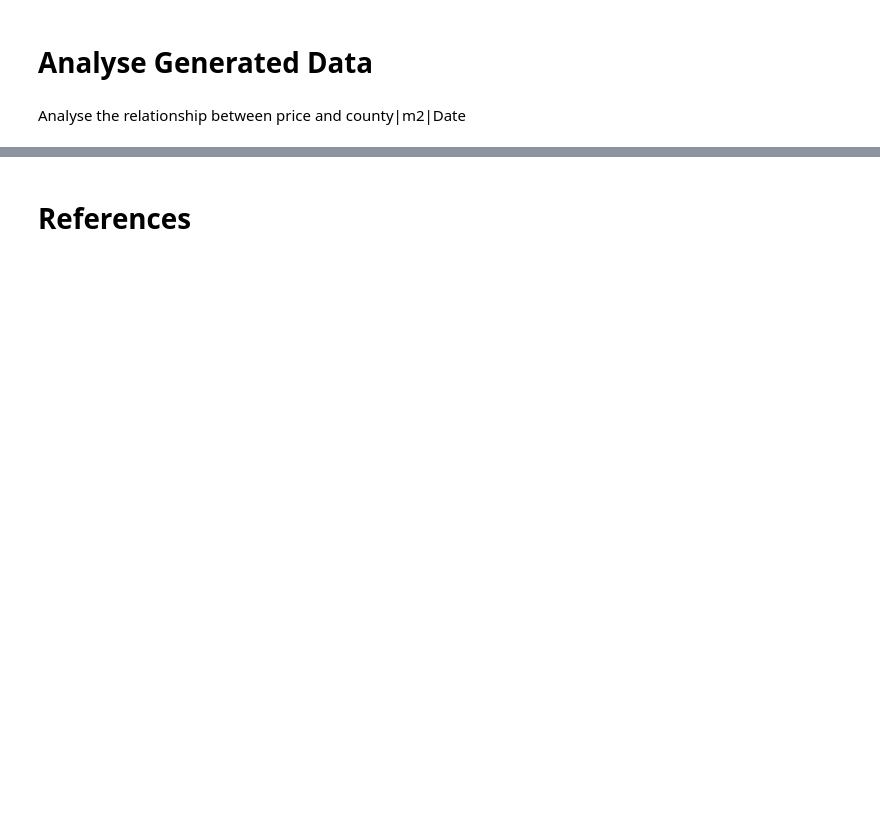
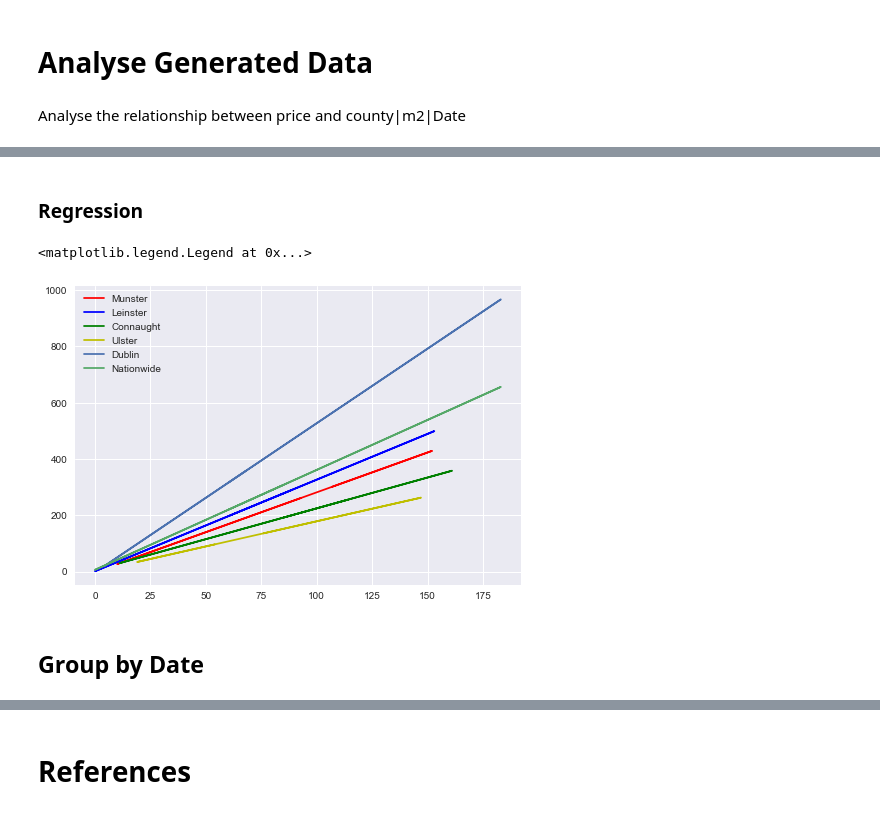
Before and after one commit to cian-gmit-da2020/prog-fun-project, a Jupyter notebook: new-main.ipynb, the cells around one changed output, grey strips where cells are left out. Cells and saved outputs as stored; diff of their text form; code cells hidden in the pictures; blank space fills up the shorter version.

```diff
--- a/new-main.ipynb
+++ b/new-main.ipynb
@@ -297,0 +328,27 @@ Analyse the relationship between price and county|m2|Date
+# %% [markdown]
+### Regression
+# %%
+func1 = np.poly1d(np.polyfit(munsterSample["m_Squared"], munsterSample["Price"], 1))
+
+func2 = np.poly1d(np.polyfit(leinsterSample["m_Squared"], leinsterSample["Price"], 1))
+
+func3 = np.poly1d(np.polyfit(connaughtSample["m_Squared"], connaughtSample["Price"], 1))
+
+func4 = np.poly1d(np.polyfit(ulsterSample["m_Squared"], ulsterSample["Price"], 1))
+
+func5 = np.poly1d(np.polyfit(dublin["m_Squared"], dublin["Price"], 1))
+
+func6 = np.poly1d(np.polyfit(sample["m_Squared"], sample["Price"], 1))
+
+plt.plot(munsterSample["m_Squared"], func1(munsterSample["m_Squared"])/1000, label="Munster", color="r")
+plt.plot(leinsterSample["m_Squared"], func2(leinsterSample["m_Squared"])/1000, label="Leinster", color="b")
+plt.plot(connaughtSample["m_Squared"], func3(connaughtSample["m_Squared"])/1000, label="Connaught", color="g")
+plt.plot(ulsterSample["m_Squared"], func4(ulsterSample["m_Squared"])/1000, label="Ulster", color="y")
+plt.plot(dublin["m_Squared"], func5(dublin["m_Squared"])/1000, label="Dublin")
+plt.plot(sample["m_Squared"], func6(sample["m_Squared"])/1000, label="Nationwide")
+plt.legend()
+# %% [output]
+<matplotlib.legend.Legend at 0x...>
+[figure, added]
+# %% [markdown]
+## Group by Date
```
Also changed, not shown: parts of 39 cells of this notebook.
